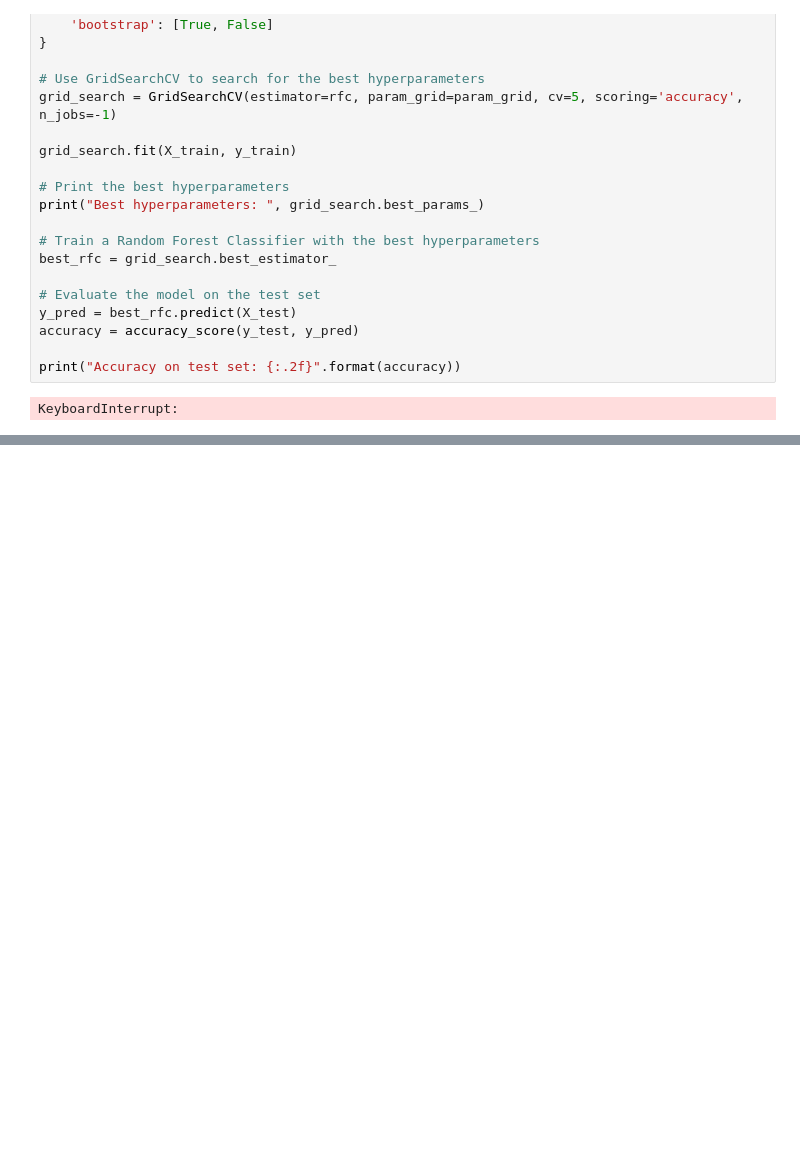
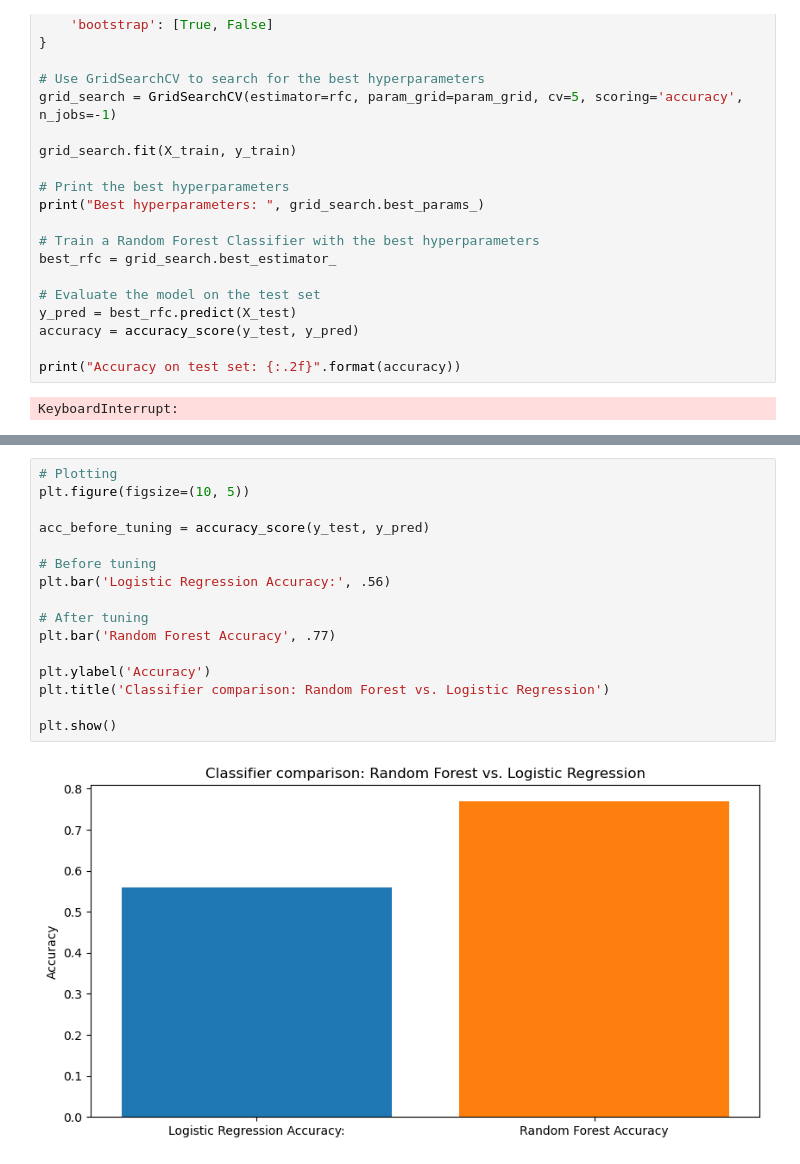
Before and after one commit to dataminer817/Springboard, a Jupyter notebook: Unit_26/Unit_26.3_Modeling/RandomForestClassifierCapstoneModel_U26.3.ipynb, the cells around one changed output, grey strips where cells are left out. Saved outputs shown, nothing was run; the diff lists cells and outputs as text; blank space fills up the shorter version.

```diff
--- a/Unit_26/Unit_26.3_Modeling/RandomForestClassifierCapstoneModel_U26.3.ipynb
+++ b/Unit_26/Unit_26.3_Modeling/RandomForestClassifierCapstoneModel_U26.3.ipynb
@@ -136,0 +156,18 @@ KeyboardInterrupt:
+# %%
+# Plotting
+plt.figure(figsize=(10, 5))
+
+acc_before_tuning = accuracy_score(y_test, y_pred)
+
+# Before tuning
+plt.bar('Logistic Regression Accuracy:', .56)
+
+# After tuning
+plt.bar('Random Forest Accuracy', .77)
+
+plt.ylabel('Accuracy')
+plt.title('Classifier comparison: Random Forest vs. Logistic Regression')
+
+plt.show()
+# %% [output]
+[figure, added]
```
Also changed, not shown: parts of 2 cells of this notebook.
